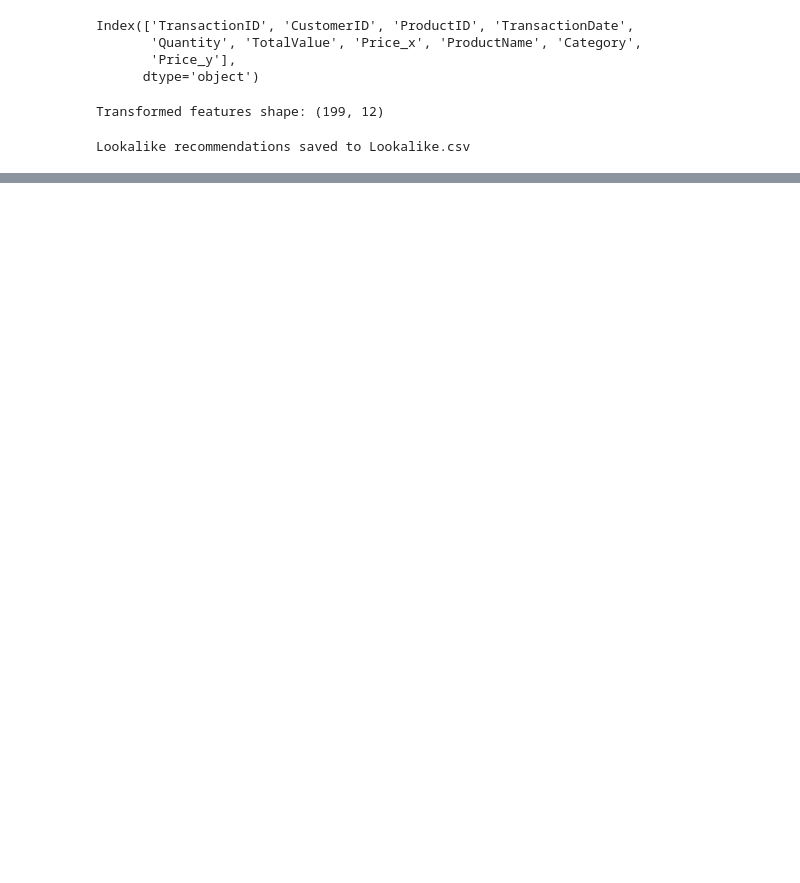
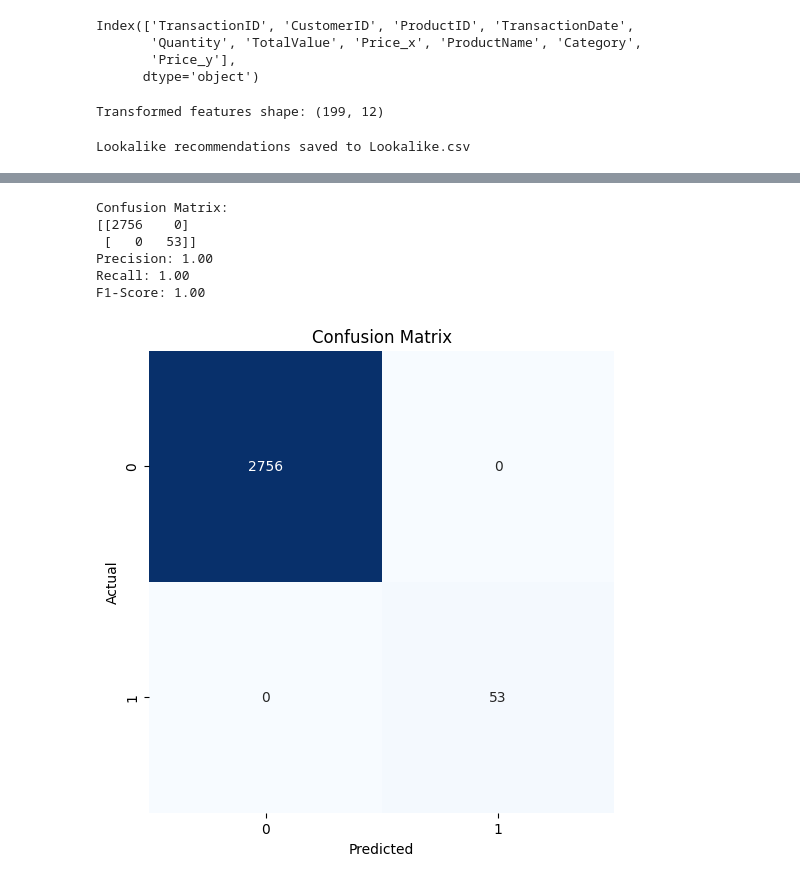
Before and after one commit to Darunesh1/Zeotap_assignment, a Jupyter notebook: Darunesh_Rajasekar_Lookalike.ipynb, the cells around one changed output, grey strips where cells are left out. Drawn from its saved outputs; the diff is of its cells as text; code cells hidden in the pictures; blank space fills up the shorter version.

```diff
--- a/Darunesh_Rajasekar_Lookalike.ipynb
+++ b/Darunesh_Rajasekar_Lookalike.ipynb
@@ -93,0 +174,49 @@ Lookalike recommendations saved to Lookalike.csv
+# %%
+
+
+y_true = []
+y_pred = []
+for customer_id in predictions:
+    true_similar_customers = ground_truth[customer_id]
+    predicted_similar_customers = predictions[customer_id]
+    for cust in lookalike_df['SimilarCustomerID'].unique():
+        if cust in true_similar_customers:
+            y_true.append(1)  # correct
+        else:
+            y_true.append(0)  # incorrect
+        if cust in predicted_similar_customers:
+            y_pred.append(1)  # as similar
+        else:
+            y_pred.append(0)  # not  similar
+# %%
+
+
+conf_matrix = confusion_matrix(y_true, y_pred)
+print("Confusion Matrix:")
+print(conf_matrix)
+
+# cal metrics
+precision = precision_score(y_true, y_pred, zero_division=0)
+recall = recall_score(y_true, y_pred, zero_division=0)
+f1 = f1_score(y_true, y_pred, zero_division=0)
+
+print(f"Precision: {precision:.2f}")
+print(f"Recall: {recall:.2f}")
+print(f"F1-Score: {f1:.2f}")
+# %% [output]
+Confusion Matrix:
+[[2756    0]
+ [   0   53]]
+Precision: 1.00
+Recall: 1.00
+F1-Score: 1.00
+# %%
+
+plt.figure(figsize=(6, 6))
+sns.heatmap(conf_matrix, annot=True, fmt='d', cmap='Blues', cbar=False)
+plt.title('Confusion Matrix')
+plt.xlabel('Predicted')
+plt.ylabel('Actual')
+plt.show()
+# %% [output]
+[figure, added]
```
Also changed, not shown: parts of 6 cells of this notebook.
